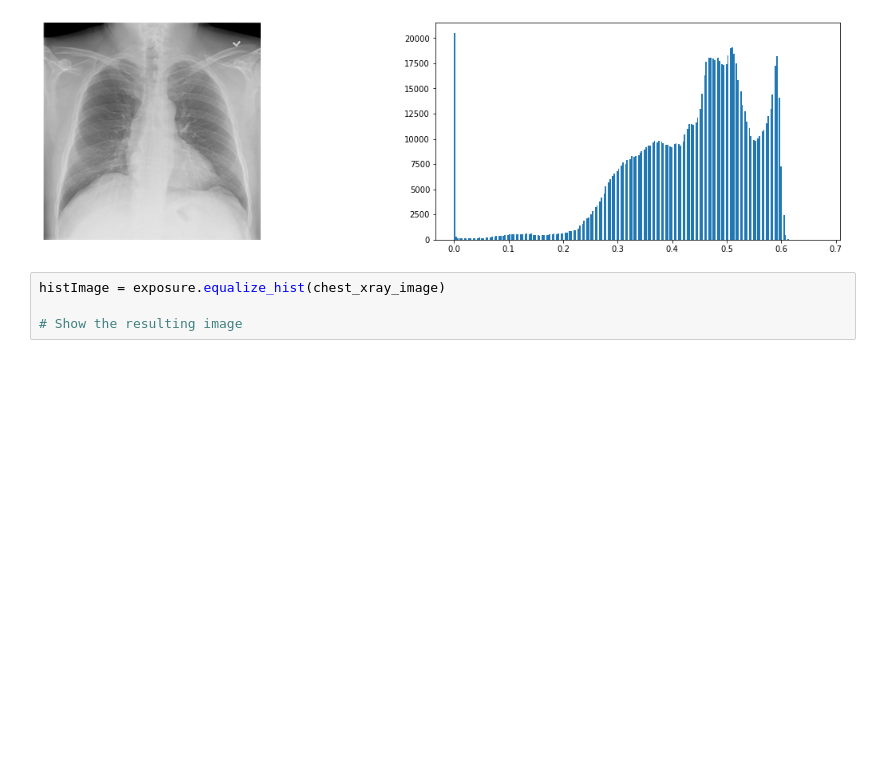
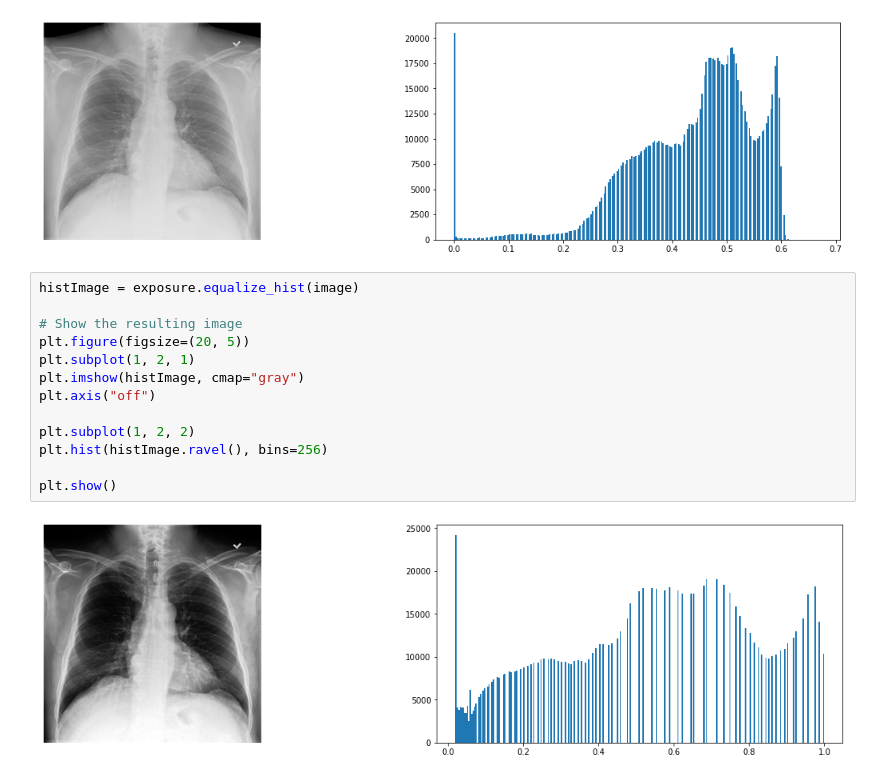
Before and after one commit to MizanurRahmann/Machine-Learning-Concepts, a Jupyter notebook: Image-Processing-Lab-Work/TASK-4-Histogram-Equalization.ipynb, the cells around one changed output. Cells and saved outputs as stored; diff of their text form; blank space fills up the shorter version.

Commit message:
UPDATE: histogram equalization and README.md

```diff
--- a/Image-Processing-Lab-Work/TASK-4-Histogram-Equalization.ipynb
+++ b/Image-Processing-Lab-Work/TASK-4-Histogram-Equalization.ipynb
@@ -18,7 +18,18 @@ plt.hist(image.ravel(), bins=256)
 plt.show()
 # %% [output]
 [figure]
-# %%
-histImage = exposure.equalize_hist(chest_xray_image)
-
-# Show the resulting image
+# %%
+histImage = exposure.equalize_hist(image)
+
+# Show the resulting image
+plt.figure(figsize=(20, 5))
+plt.subplot(1, 2, 1)
+plt.imshow(histImage, cmap="gray")
+plt.axis("off")
+
+plt.subplot(1, 2, 2)
+plt.hist(histImage.ravel(), bins=256)
+
+plt.show()
+# %% [output]
+[figure, added]
```
Also changed, not shown: 1 other file.
